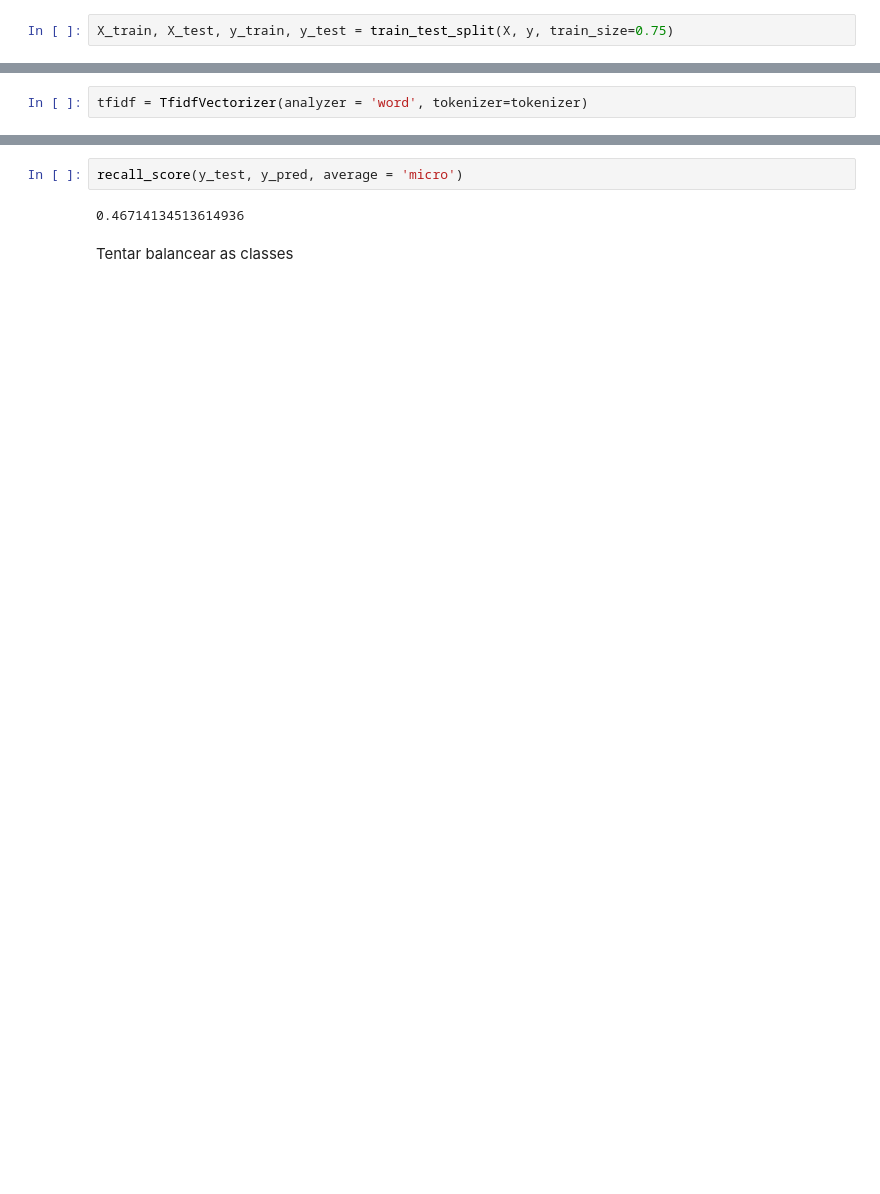
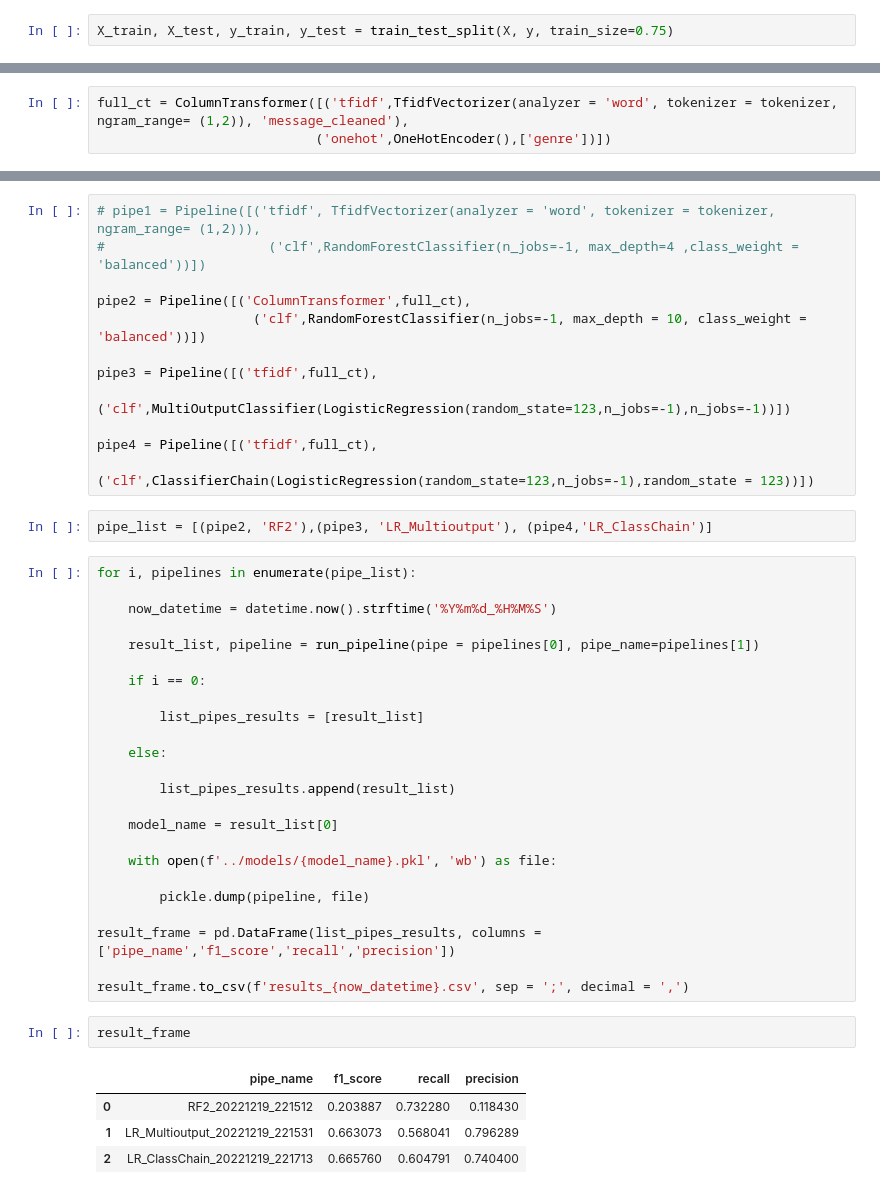
Before and after one commit to bglucca/disaster-response-pipe, a Jupyter notebook: notebooks/2_ml_prep_data.ipynb, the cells around one changed output, grey strips where cells are left out. Drawn from its saved outputs; the diff is of its cells as text; blank space fills up the shorter version.

Commit message:
Modelling tests

```diff
--- a/notebooks/2_ml_prep_data.ipynb
+++ b/notebooks/2_ml_prep_data.ipynb
@@ -271,2 +332,3 @@ X_train, X_test, y_train, y_test = train_test_split(X, y, train_size=0.75)
 # %%
-tfidf = TfidfVectorizer(analyzer = 'word', tokenizer=tokenizer)
+full_ct = ColumnTransformer([('tfidf',TfidfVectorizer(analyzer = 'word', tokenizer = tokenizer, ngram_range= (1,2)), 'message_cleaned'),
+                            ('onehot',OneHotEncoder(),['genre'])])
@@ -302,6 +335,45 @@ precision_score(y_test, y_pred, average = 'micro')
-# %%
-recall_score(y_test, y_pred, average = 'micro')
-# %% [output]
-0.46714134513614936
-# %% [markdown]
-Tentar balancear as classes
+# %%
+# pipe1 = Pipeline([('tfidf', TfidfVectorizer(analyzer = 'word', tokenizer = tokenizer, ngram_range= (1,2))),
+#                     ('clf',RandomForestClassifier(n_jobs=-1, max_depth=4 ,class_weight = 'balanced'))])
+
+pipe2 = Pipeline([('ColumnTransformer',full_ct),
+                    ('clf',RandomForestClassifier(n_jobs=-1, max_depth = 10, class_weight = 'balanced'))])
+
+pipe3 = Pipeline([('tfidf',full_ct),
+                    ('clf',MultiOutputClassifier(LogisticRegression(random_state=123,n_jobs=-1),n_jobs=-1))])
+
+pipe4 = Pipeline([('tfidf',full_ct),
+                    ('clf',ClassifierChain(LogisticRegression(random_state=123,n_jobs=-1),random_state = 123))])
+# %%
+pipe_list = [(pipe2, 'RF2'),(pipe3, 'LR_Multioutput'), (pipe4,'LR_ClassChain')]
+# %%
+for i, pipelines in enumerate(pipe_list):
+
+    now_datetime = datetime.now().strftime('%Y%m%d_%H%M%S')
+
+    result_list, pipeline = run_pipeline(pipe = pipelines[0], pipe_name=pipelines[1])
+
+    if i == 0:
+
+        list_pipes_results = [result_list]
+
+    else:
+
+        list_pipes_results.append(result_list)
+
+    model_name = result_list[0]
+
+    with open(f'../models/{model_name}.pkl', 'wb') as file:
+
+        pickle.dump(pipeline, file)
+
+result_frame = pd.DataFrame(list_pipes_results, columns = ['pipe_name','f1_score','recall','precision'])
+
+result_frame.to_csv(f'results_{now_datetime}.csv', sep = ';', decimal = ',')
+# %%
+result_frame
+# %% [output]
+|  | pipe_name | f1_score | recall | precision |
+| 0 | RF2_20221219_221512 | 0.203887 | 0.732280 | 0.118430 |
+| 1 | LR_Multioutput_20221219_221531 | 0.663073 | 0.568041 | 0.796289 |
+| 2 | LR_ClassChain_20221219_221713 | 0.665760 | 0.604791 | 0.740400 |
```
Also changed, not shown: parts of 25 cells of this notebook.
